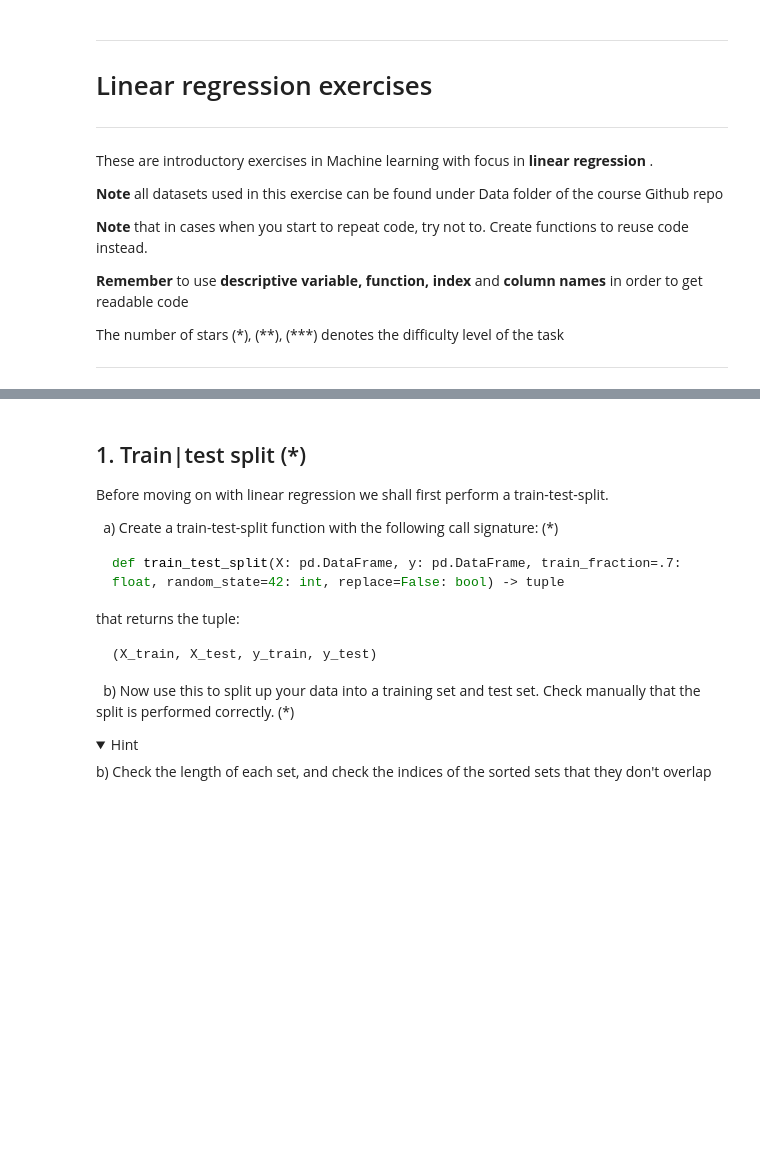
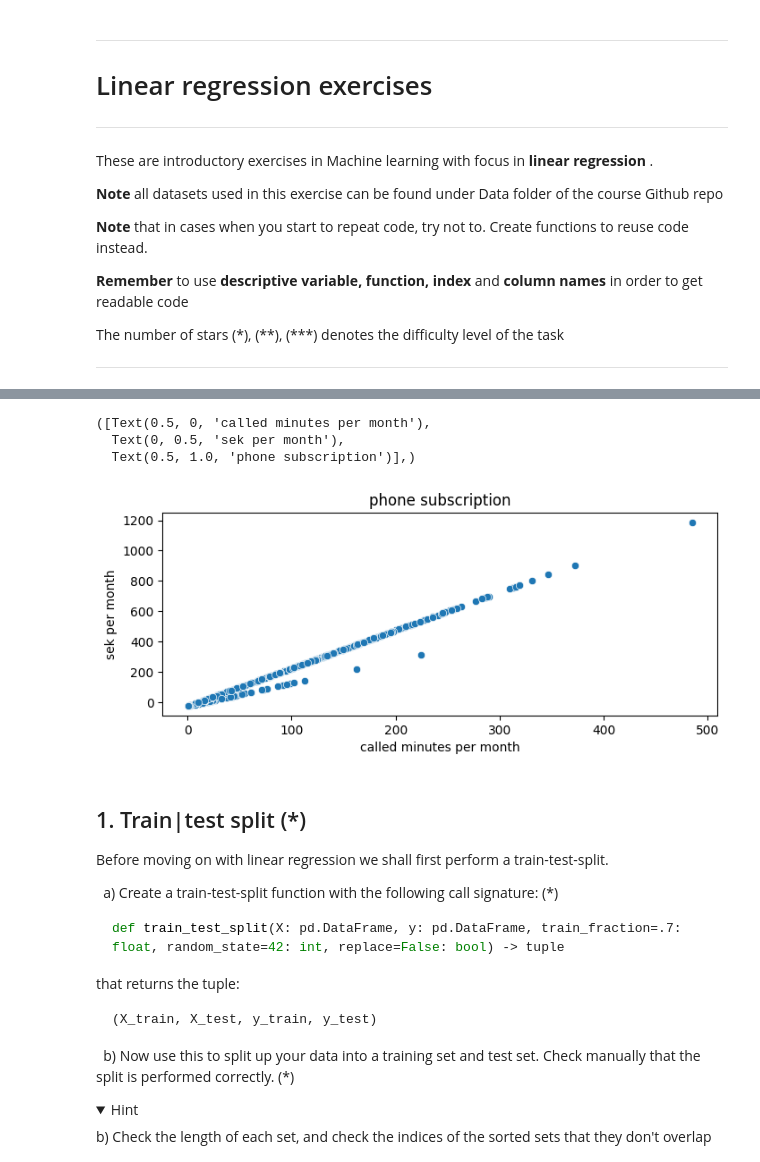
Before and after one commit to yuna-liu/Maskininlarning-Yuna-Liu, a Jupyter notebook: Exercises/E00_linear_regression.ipynb, the cells around one changed output, grey strips where cells are left out. Cells and saved outputs as stored; diff of their text form; code cells hidden in the pictures; folded sections open; blank space fills up the shorter version.

```diff
--- a/Exercises/E00_linear_regression.ipynb
+++ b/Exercises/E00_linear_regression.ipynb
@@ -78,0 +86,7 @@ df.head()
+# %%
+mu=100
+sigma=100
+size=400
+np.random.seed(42)
+phone_x=np.absolute(np.random.normal(mu,sigma,size))
+phone_x
@@ -78,0 +111,4 @@ df.head()
+# %%
+np.random.seed(42)
+error_term = np.random.normal(loc=0,scale=50,size=400)
+error_term
@@ -78,0 +133,4 @@ df.head()
+# %%
+def y(x): return 2*x+25+error_term
+phone_y = y(phone_x)
+phone_y
@@ -78,0 +155,3 @@ df.head()
+# %%
+phone_df = pd.DataFrame({'y':phone_y, 'x':phone_x, 'error term': error_term})
+phone_df
@@ -79,3 +172,12 @@ df.head()
+# %%
+fig, ax = plt.subplots(figsize=(8,3),dpi=100)
+sns.scatterplot(data=phone_df, x=phone_x, y=phone_y)
+ax.set(xlabel='called minutes per month', ylabel='sek per month', title='phone subscription'),
+# %% [output]
+([Text(0.5, 0, 'called minutes per month'),
+  Text(0, 0.5, 'sek per month'),
+  Text(0.5, 1.0, 'phone subscription')],)
+[figure, added]
 # %% [markdown]
 ## 1. Train|test split (*)
 
```
Also changed, not shown: parts of 7 cells of this notebook.
